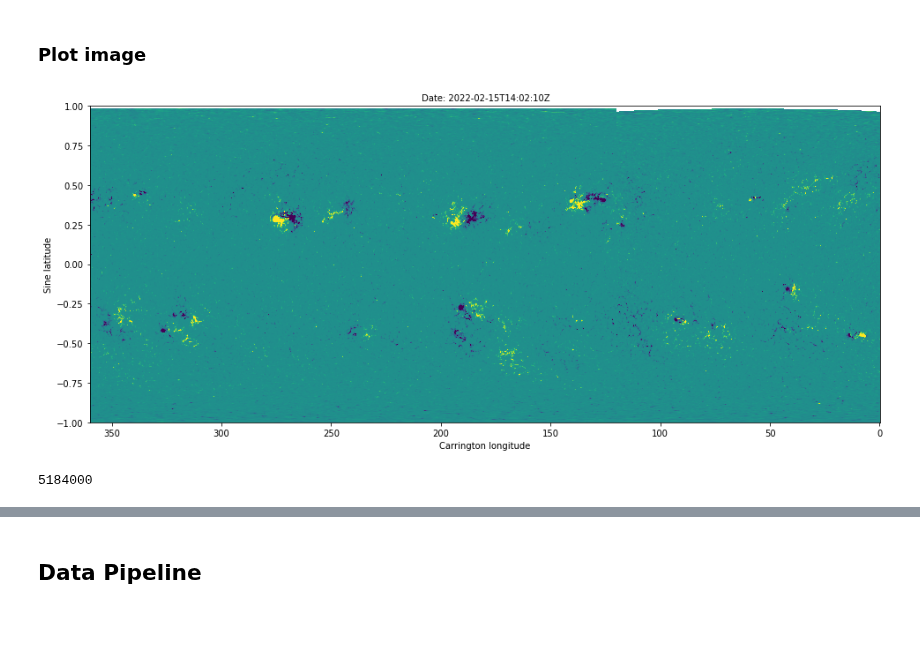
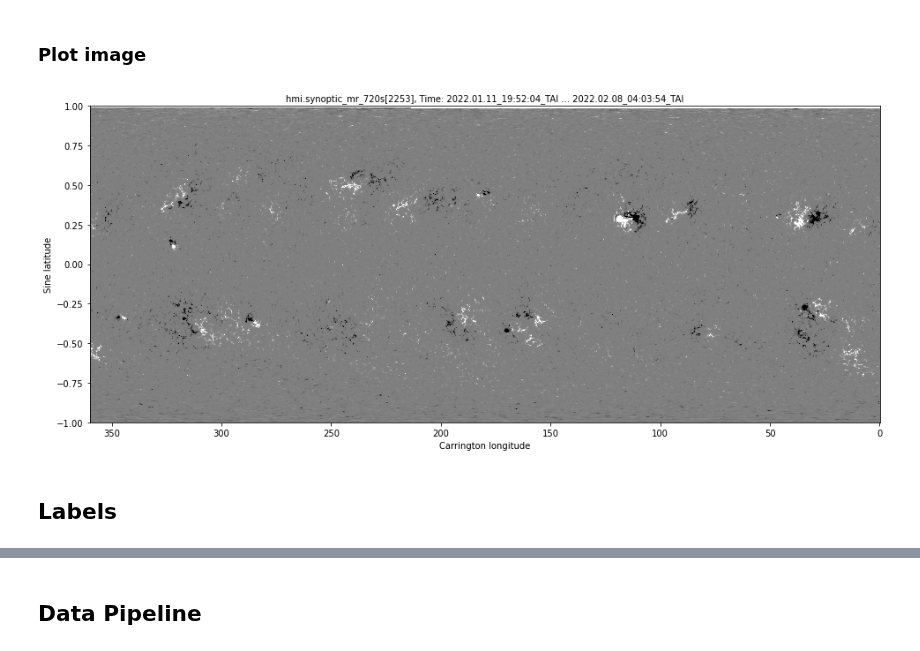
Before and after one commit to wilmi94/MasterThesis, a Jupyter notebook: MT_Prototype.ipynb, the cells around one changed output, grey strips where cells are left out. Drawn from its saved outputs; the diff is of its cells as text; code cells hidden in the pictures; blank space fills up the shorter version.

Commit message:
included all relevant sections (Skelett)

```diff
--- a/MT_Prototype.ipynb
+++ b/MT_Prototype.ipynb
@@ -67,3 +83,8 @@ client.series(r'hmi\.m'); # show available data (remove ;)
 download HMI synoptic data from JSOC and make a plot.
 
 Construct the DRMS query string: “Series[Carrington rotation]”
+# %%
+qstr = 'hmi.synoptic_mr_720s[2253]' # choose series
+#qstr = 'hmi.Mharp_720s_nrt[280829]'
+si = client.info(qstr)
+si.segments
@@ -70 +96,4 @@ Construct the DRMS query string: “Series[Carrington rotation]”
+# %%
+#segname = 'magnetogram'
+segname = 'synopMr'
 # %%
@@ -111,39 +122,41 @@ Reading data from http://jsoc.stanford.edu/SUM93/D1488232150/S00000/data.fits...
 # %%
 # Convert pixel to world coordinates using WCS keywords
 xmin = (1 - results.CRPIX1) * results.CDELT1 + results.CRVAL1
 xmax = (nx - results.CRPIX1) * results.CDELT1 + results.CRVAL1
 ymin = (1 - results.CRPIX2) * results.CDELT2 + results.CRVAL2
 ymax = (ny - results.CRPIX2) * results.CDELT2 + results.CRVAL2
 
 # Convert to Carrington longitude
 xmin = results.LON_LAST - xmin
 xmax = results.LON_LAST - xmax
 
 # Compute the plot extent used with imshow
 extent = (
     xmin - abs(results.CDELT1) / 2,
     xmax + abs(results.CDELT1) / 2,
     ymin - abs(results.CDELT2) / 2,
     ymax + abs(results.CDELT2) / 2,
 )
 
 # Aspect ratio for imshow in respect to the extent computed above
 aspect = abs((xmax - xmin) / nx * ny / (ymax - ymin))
 
 # Create plot
 fig, ax = plt.subplots(1, 1, figsize=(13.5, 6))
-#ax.set_title(f'{qstr}, Time: {results.T_START} ... {results.T_STOP}', fontsize='medium')
-ax.set_title(f' Date: {results.DATE}', fontsize='medium')
+ax.set_title(f'{qstr}, Time: {results.T_START} ... {results.T_STOP}', fontsize='medium')
 ax.imshow(
-    a, vmin=-300, vmax=300, origin='lower', interpolation='nearest', extent=extent, aspect=aspect)#, cmap='gray') # for grayscale include , cmap='gray'
-
+    a, vmin=-300, vmax=300, origin='lower', interpolation='nearest', cmap='gray', extent=extent, aspect=aspect,
+)
 ax.invert_xaxis()
 ax.set_xlabel('Carrington longitude')
 ax.set_ylabel('Sine latitude')
 fig.tight_layout()
+
+plt.show()
+# f = 'synoptic_mr_720s-2150' + '.png'
+# print(f)
+# plt.savefig(f, bbox_inches='tight')
 # %% [output]
-[figure, old version]
+[figure, new version]
-# %%
-print(str(a.size))
-# %% [output]
-5184000
+# %% [markdown]
+## Labels
```
Also changed, not shown: parts of 24 cells of this notebook.
